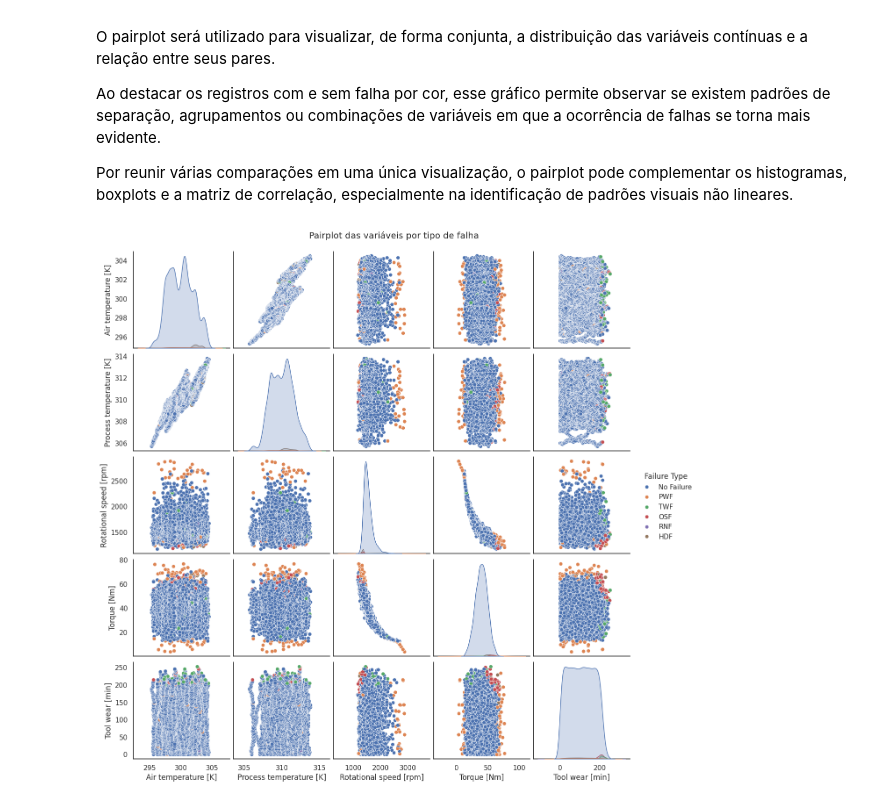
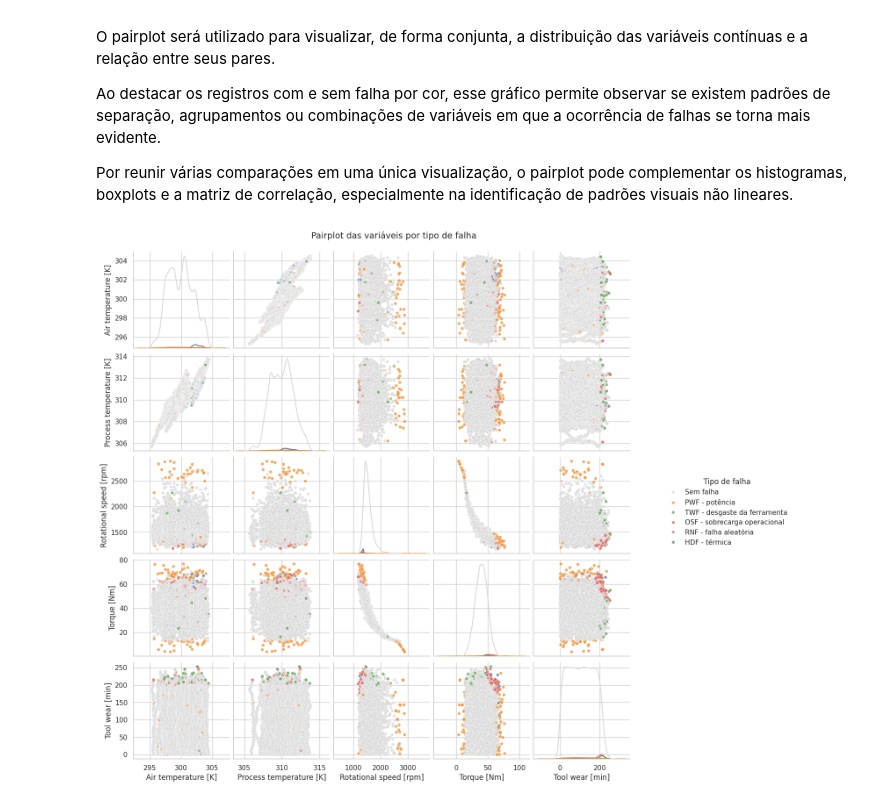
Before and after one commit to thaygorh/Analise-de-Dados-e-Boas-Praticas, a Jupyter notebook: mvp-analise-dados-e-boas-praticas.ipynb, the cells around one changed output. Cells and saved outputs as stored; diff of their text form; code cells hidden in the pictures.

```diff
--- a/mvp-analise-dados-e-boas-praticas.ipynb
+++ b/mvp-analise-dados-e-boas-praticas.ipynb
@@ -611,21 +611,51 @@ def map_failure(row):
 
 df_analysis['Failure Type'] = df_analysis.apply(map_failure, axis=1)
 # %%
-sns.pairplot(
+g = sns.pairplot(
     df_analysis[
         [
             'Air temperature [K]',
             'Process temperature [K]',
             'Rotational speed [rpm]',
             'Torque [Nm]',
             'Tool wear [min]',
             'Failure Type'
         ]
     ],
-    hue='Failure Type'
+    hue='Failure Type',
+    palette=palette,
+    diag_kind='kde',
+    plot_kws={
+        's': 25,
+        'alpha': 0.75
+    },
+    diag_kws={
+        'fill': False
+    }
 )
 
-plt.suptitle('Pairplot das variáveis por tipo de falha', y=1.02)
+g.fig.suptitle(
+    'Pairplot das variáveis por tipo de falha',
+    y=1.02,
+    fontsize=14
+)
+
+# 🔥 mover legenda para fora
+g._legend.set_bbox_to_anchor((1.15, 0.5))
+g._legend.set_title('Tipo de falha')
+
+novos_rotulos = [
+    'Sem falha',
+    'PWF - potência',
+    'TWF - desgaste da ferramenta',
+    'OSF - sobrecarga operacional',
+    'RNF - falha aleatória',
+    'HDF - térmica'
+]
+
+for texto, novo in zip(g._legend.texts, novos_rotulos):
+    texto.set_text(novo)
+
 plt.show()
 # %% [output]
-[figure, old version]
+[figure, new version]
```
Also changed, not shown: parts of 2 cells of this notebook.
